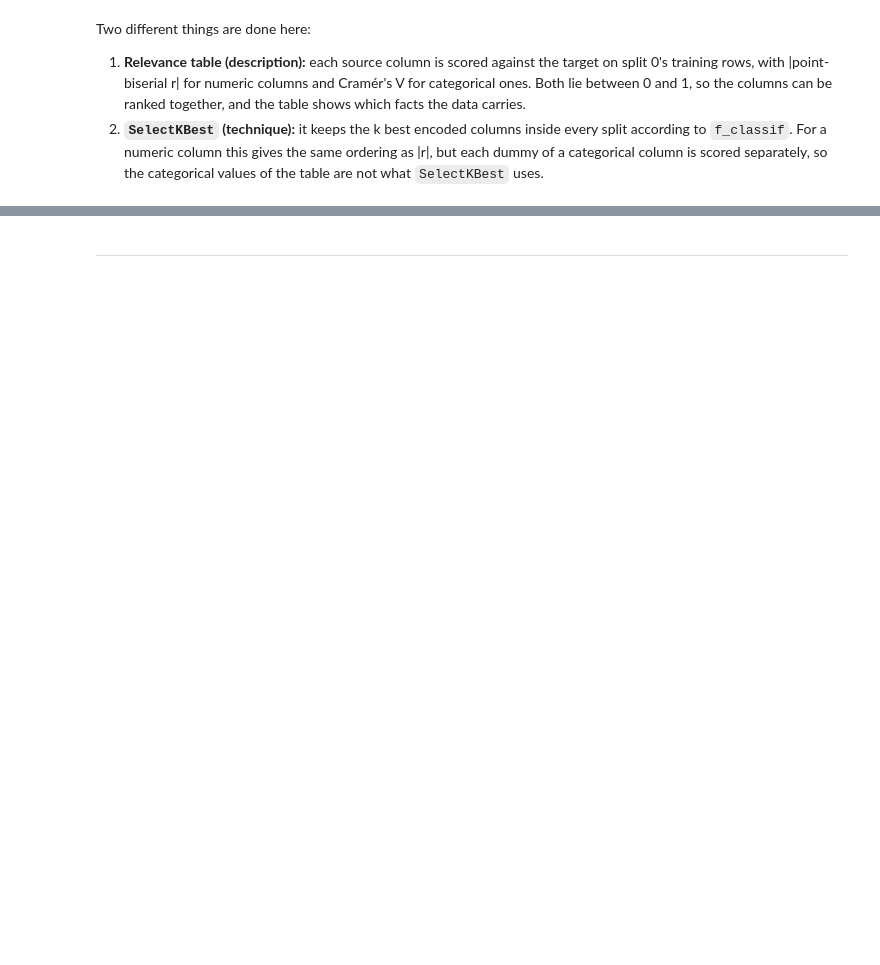
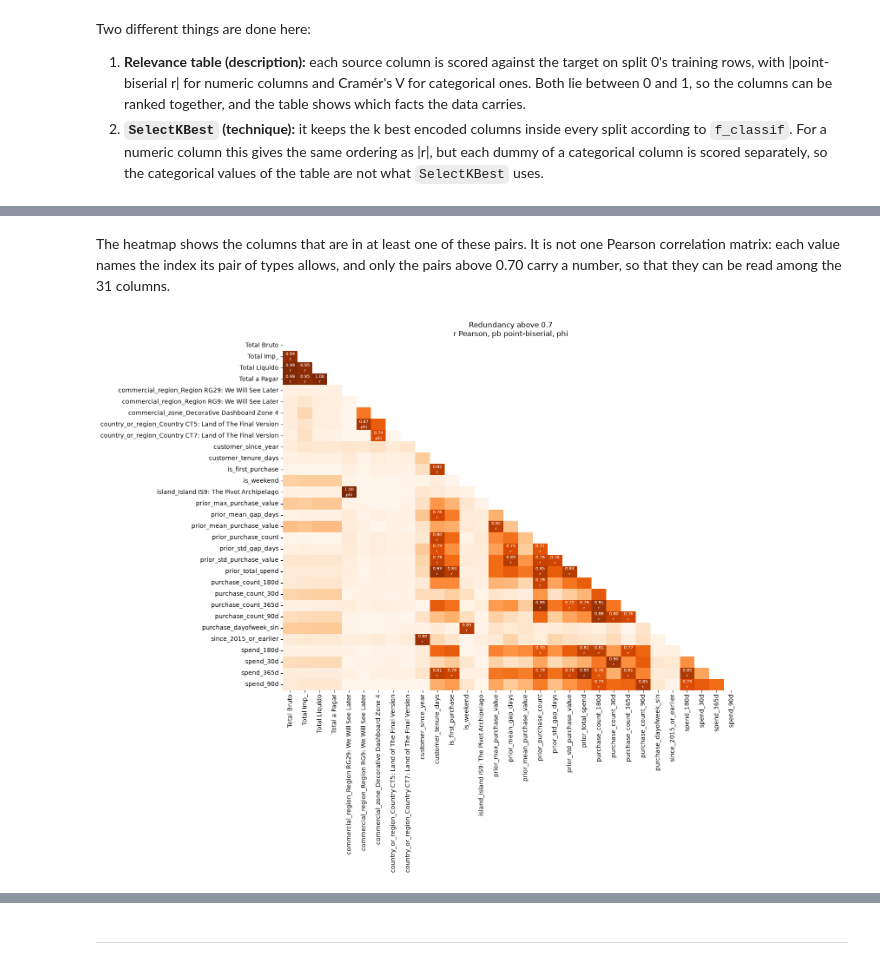
Before and after one commit to Diogosousa03/ML_Grupo18, a Jupyter notebook: notebooks/3_Feature_selection/1_Feature_selection.ipynb, the cells around one changed output, grey strips where cells are left out. Cells and saved outputs as stored; diff of their text form; code cells hidden in the pictures; blank space fills up the shorter version.

```diff
--- a/notebooks/3_Feature_selection/1_Feature_selection.ipynb
+++ b/notebooks/3_Feature_selection/1_Feature_selection.ipynb
@@ -325,0 +472,22 @@ SelectKBest(k=50): 50 columns | AP 0.8462 | F1 0.7470
+# %%
+REDUNDANT = 0.70   # above this, treat a pair as one fact recorded twice
+
+
+def pair_index(left, right):
+    """The name of the index for a pair of columns: the same arithmetic, different types."""
+    measurements = sum(name in numeric for name in (left, right))
+    return {2: "Pearson r", 1: "point-biserial", 0: "phi"}[measurements]
+
+
+# Split 0's training matrix, prepared by the recipe
+train_rows, validation_rows = time_splits[0]
+A_train, _, names = fold_matrices(frame.iloc[train_rows], frame.iloc[validation_rows], recipe)
+
+between = np.abs(np.corrcoef(A_train, rowvar=False))
+pairs_above = [(names[i], names[j], between[i, j])
+               for i, j in zip(*np.triu_indices_from(between, 1)) if between[i, j] > REDUNDANT]
+print(f"pairs above {REDUNDANT}: {len(pairs_above)} of {between.shape[0] * (between.shape[0] - 1) // 2}")
+pairs_table = pd.DataFrame(sorted(pairs_above, key=lambda row: -row[2]),
+                           columns=["column", "other column", "value"])
+pairs_table["index"] = [pair_index(a, b) for a, b in zip(pairs_table["column"], pairs_table["other column"])]
+pairs_table.round(4)
@@ -325,0 +513,23 @@ SelectKBest(k=50): 50 columns | AP 0.8462 | F1 0.7470
+# %% [markdown]
+The heatmap shows the columns that are in at least one of these pairs. It is not one Pearson correlation matrix: each value names the index its pair of types allows, and only the pairs above 0.70 carry a number, so that they can be read among the 31 columns.
+# %%
+SHORT_INDEX = {"Pearson r": "r", "point-biserial": "pb", "phi": "phi"}
+
+redundant_names = sorted({name for left, right, _ in pairs_above for name in (left, right)})
+redundant_at = [list(names).index(name) for name in redundant_names]
+redundancy_view = pd.DataFrame(between[np.ix_(redundant_at, redundant_at)],
+                               index=redundant_names, columns=redundant_names)
+# Only the pairs above the threshold carry a number
+redundancy_labels = [[f"{redundancy_view.loc[row, column]:.2f}\n{SHORT_INDEX[pair_index(row, column)]}"
+                      if redundancy_view.loc[row, column] > REDUNDANT else ""
+                      for column in redundancy_view.columns]
+                     for row in redundancy_view.index]
+mask = np.triu(np.ones_like(redundancy_view, dtype=bool))
+fig, ax = plt.subplots(figsize=(15, 13))
+sns.heatmap(redundancy_view, mask=mask, annot=redundancy_labels, fmt="", annot_kws={"size": 7},
+            cmap="Oranges", vmin=0, vmax=1, cbar=False, ax=ax)
+ax.set(title=f"Redundancy above {REDUNDANT}\nr Pearson, pb point-biserial, phi", xlabel="", ylabel="")
+fig.tight_layout()
+plt.show()
+# %% [output]
+[figure, added]
```
Also changed, not shown: parts of 90 cells of this notebook, 10 other files.
